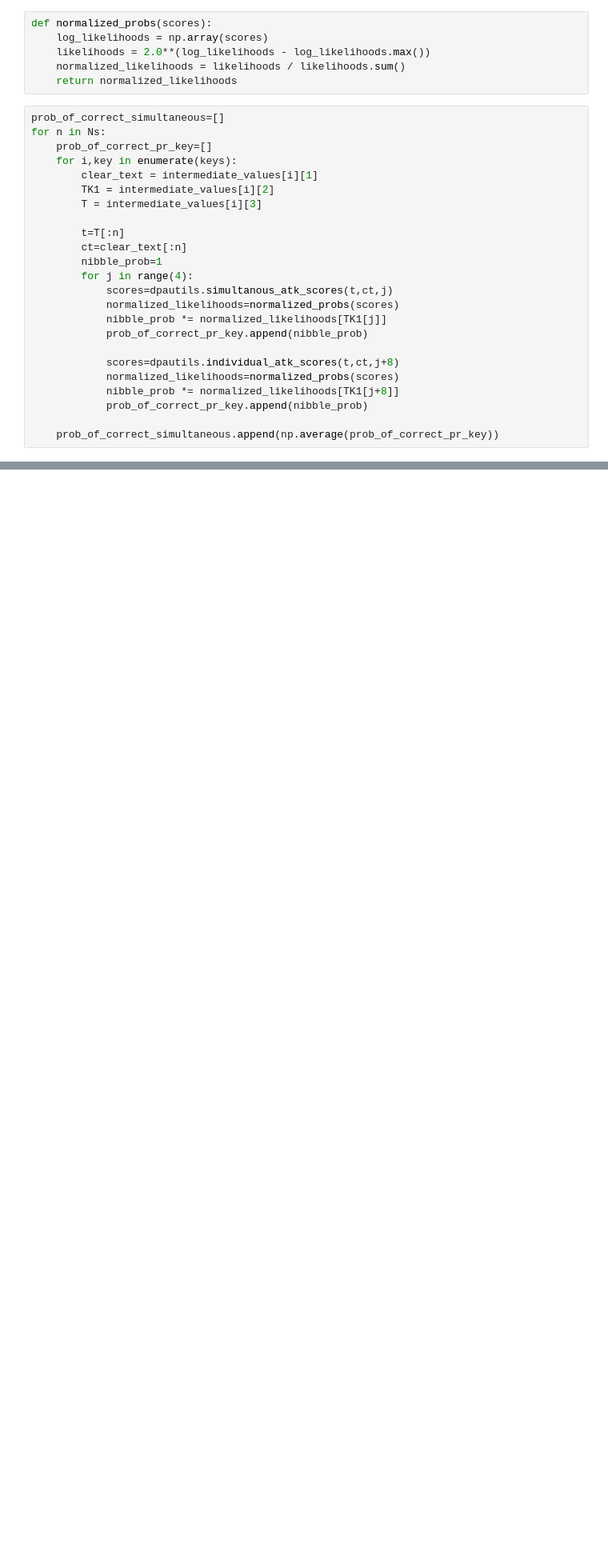
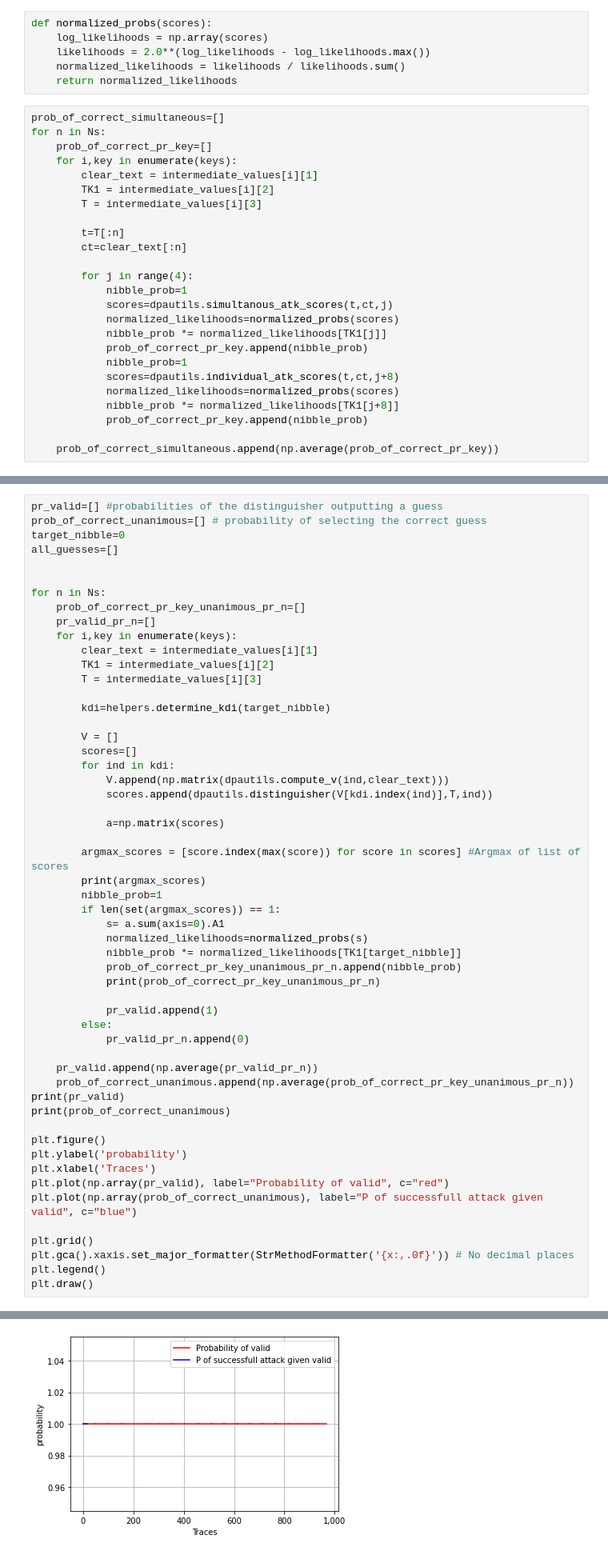
Before and after one commit to mtverraen/skinny-dpa, a Jupyter notebook: TK1-first-half.ipynb, the cells around one changed output, grey strips where cells are left out. Shown: that part at 80% size. Saved outputs shown, nothing was run; the diff lists cells and outputs as text; blank space fills up the shorter version.

```diff
--- a/TK1-first-half.ipynb
+++ b/TK1-first-half.ipynb
@@ -58,13 +58,14 @@ for n in Ns:
 
         t=T[:n]
         ct=clear_text[:n]
-        nibble_prob=1
+
         for j in range(4):
+            nibble_prob=1
             scores=dpautils.simultanous_atk_scores(t,ct,j)
             normalized_likelihoods=normalized_probs(scores)
             nibble_prob *= normalized_likelihoods[TK1[j]]
             prob_of_correct_pr_key.append(nibble_prob)
-
+            nibble_prob=1
             scores=dpautils.individual_atk_scores(t,ct,j+8)
             normalized_likelihoods=normalized_probs(scores)
             nibble_prob *= normalized_likelihoods[TK1[j+8]]
@@ -73,0 +146,55 @@ for n in Ns:
+# %%
+pr_valid=[] #probabilities of the distinguisher outputting a guess
+prob_of_correct_unanimous=[] # probability of selecting the correct guess
+target_nibble=0
+all_guesses=[]
+
+
+for n in Ns:
+    prob_of_correct_pr_key_unanimous_pr_n=[]
+    pr_valid_pr_n=[]
+    for i,key in enumerate(keys):
+        clear_text = intermediate_values[i][1]
+        TK1 = intermediate_values[i][2]
+        T = intermediate_values[i][3]
+
+        kdi=helpers.determine_kdi(target_nibble)
+
+        V = []
+        scores=[]
+        for ind in kdi:
+            V.append(np.matrix(dpautils.compute_v(ind,clear_text)))
+            scores.append(dpautils.distinguisher(V[kdi.index(ind)],T,ind))
+
+            a=np.matrix(scores)
+
+        argmax_scores = [score.index(max(score)) for score in scores] #Argmax of list of scores
+        print(argmax_scores)
+        nibble_prob=1
+        if len(set(argmax_scores)) == 1:
+            s= a.sum(axis=0).A1
+            normalized_likelihoods=normalized_probs(s)
+            nibble_prob *= normalized_likelihoods[TK1[target_nibble]]
+            prob_of_correct_pr_key_unanimous_pr_n.append(nibble_prob)
+            print(prob_of_correct_pr_key_unanimous_pr_n)
+
+            pr_valid.append(1)
+        else:
+            pr_valid_pr_n.append(0)
+
+    pr_valid.append(np.average(pr_valid_pr_n))
+    prob_of_correct_unanimous.append(np.average(prob_of_correct_pr_key_unanimous_pr_n))
+print(pr_valid)
+print(prob_of_correct_unanimous)
+
+plt.figure()
+plt.ylabel('probability')
+plt.xlabel('Traces')
+plt.plot(np.array(pr_valid), label="Probability of valid", c="red")
+plt.plot(np.array(prob_of_correct_unanimous), label="P of successfull attack given valid", c="blue")
+
+plt.grid()
+plt.gca().xaxis.set_major_formatter(StrMethodFormatter('{x:,.0f}')) # No decimal places
+plt.legend()
+plt.draw()
+# %% [output]
@@ -74,3 +218,4 @@ for n in Ns:
+[figure, added]
 # %%
 prob_of_correct_individual=[]
 for n in Ns:
```
Also changed, not shown: parts of 8 cells of this notebook, 15 other files.
